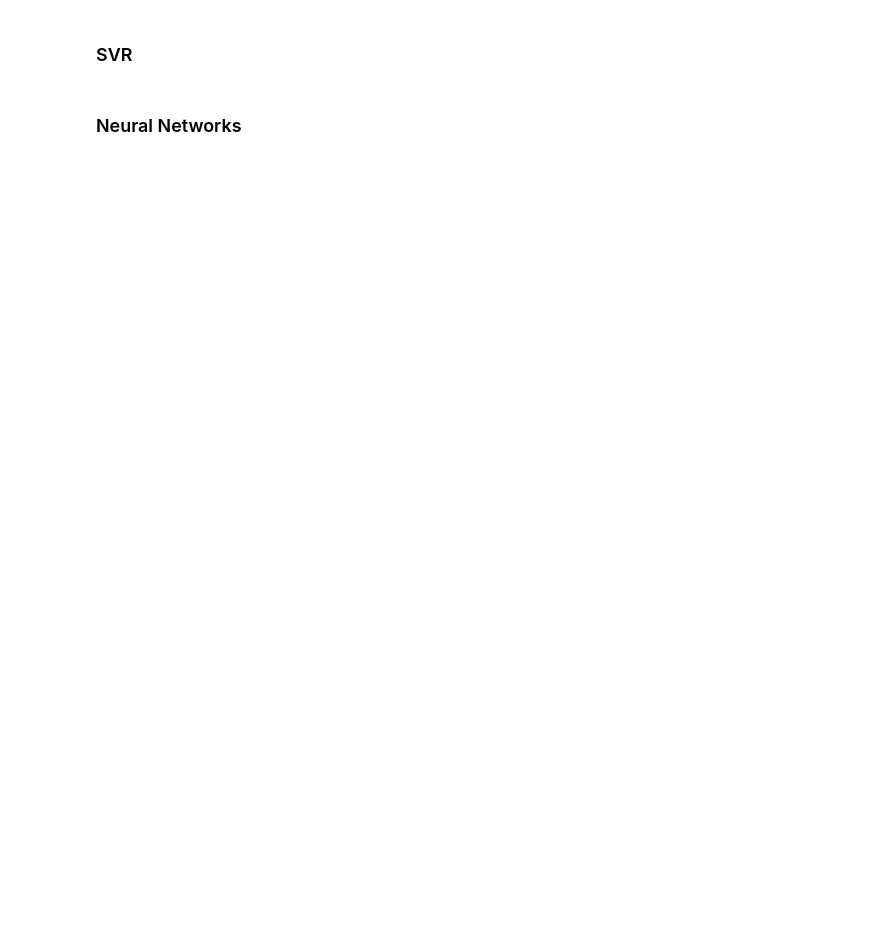
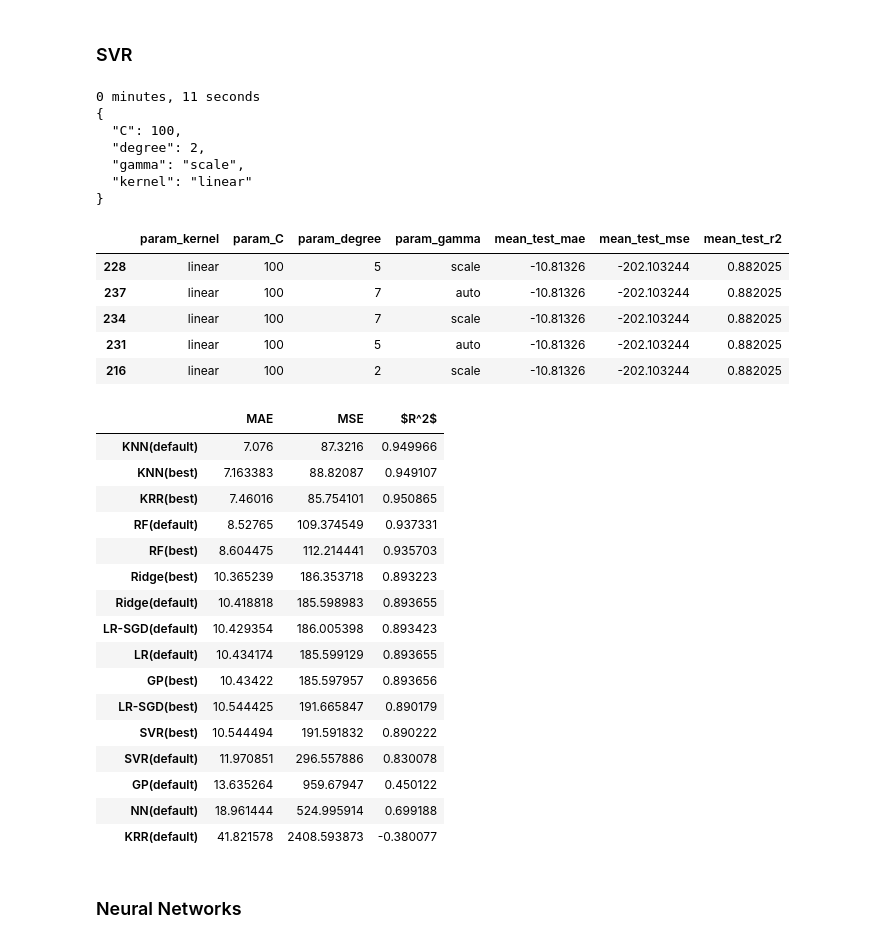
Before and after one commit to monadplus/TOML, a Jupyter notebook: project2/part2.ipynb, the cells around one changed output. Saved outputs shown, nothing was run; the diff lists cells and outputs as text; code cells hidden in the pictures; blank space fills up the shorter version.

```diff
--- a/project2/part2.ipynb
+++ b/project2/part2.ipynb
@@ -570,5 +780,59 @@ evaluate('RF(best)', rfBest)
 # %% [markdown]
 ### SVR
+# %%
+kernel = ['linear', 'poly', 'sigmoid']
+degree = [2,3,5,7]
+gamma = ['scale', 'auto']
+C = [0.00001,0.0001,0.001,0.01,0.1,0.5,1,5,10,100]
+
+param_grid={
+    'kernel':kernel,
+    'degree': degree,
+    'gamma': gamma,
+    'C': C,
+}
+
+extra_scoring_cols = [
+    'param_kernel',
+    'param_C',
+    'param_degree',
+    'param_gamma',
+]
+
+svr = SVR()
+svrBest = hypertune(svr, param_grid, extra_scoring_cols)
+evaluate('SVR(best)', svrBest)
+# %% [output]
+0 minutes, 11 seconds
+{
+  "C": 100,
+  "degree": 2,
+  "gamma": "scale",
+  "kernel": "linear"
+}
+|  | param_kernel | param_C | param_degree | param_gamma | mean_test_mae | mean_test_mse | mean_test_r2 |
+| 228 | linear | 100 | 5 | scale | -10.81326 | -202.103244 | 0.882025 |
+| 237 | linear | 100 | 7 | auto | -10.81326 | -202.103244 | 0.882025 |
+| 234 | linear | 100 | 7 | scale | -10.81326 | -202.103244 | 0.882025 |
+| 231 | linear | 100 | 5 | auto | -10.81326 | -202.103244 | 0.882025 |
+| 216 | linear | 100 | 2 | scale | -10.81326 | -202.103244 | 0.882025 |
+|  | MAE | MSE | $R^2$ |
+| KNN(default) | 7.076 | 87.3216 | 0.949966 |
+| KNN(best) | 7.163383 | 88.82087 | 0.949107 |
+| KRR(best) | 7.46016 | 85.754101 | 0.950865 |
+| RF(default) | 8.52765 | 109.374549 | 0.937331 |
+| RF(best) | 8.604475 | 112.214441 | 0.935703 |
+| Ridge(best) | 10.365239 | 186.353718 | 0.893223 |
+| Ridge(default) | 10.418818 | 185.598983 | 0.893655 |
+| LR-SGD(default) | 10.429354 | 186.005398 | 0.893423 |
+| LR(default) | 10.434174 | 185.599129 | 0.893655 |
+| GP(best) | 10.43422 | 185.597957 | 0.893656 |
+| LR-SGD(best) | 10.544425 | 191.665847 | 0.890179 |
+| SVR(best) | 10.544494 | 191.591832 | 0.890222 |
+| SVR(default) | 11.970851 | 296.557886 | 0.830078 |
+| GP(default) | 13.635264 | 959.67947 | 0.450122 |
+| NN(default) | 18.961444 | 524.995914 | 0.699188 |
+| KRR(default) | 41.821578 | 2408.593873 | -0.380077 |
 # %% [markdown]
 ### Neural Networks
 # %%
```
Also changed, not shown: parts of 15 cells of this notebook.
